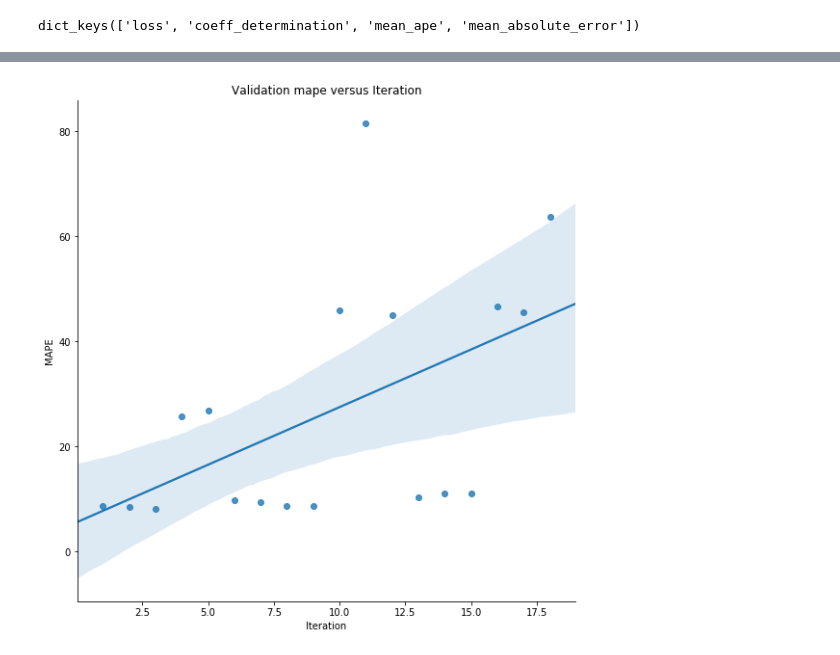
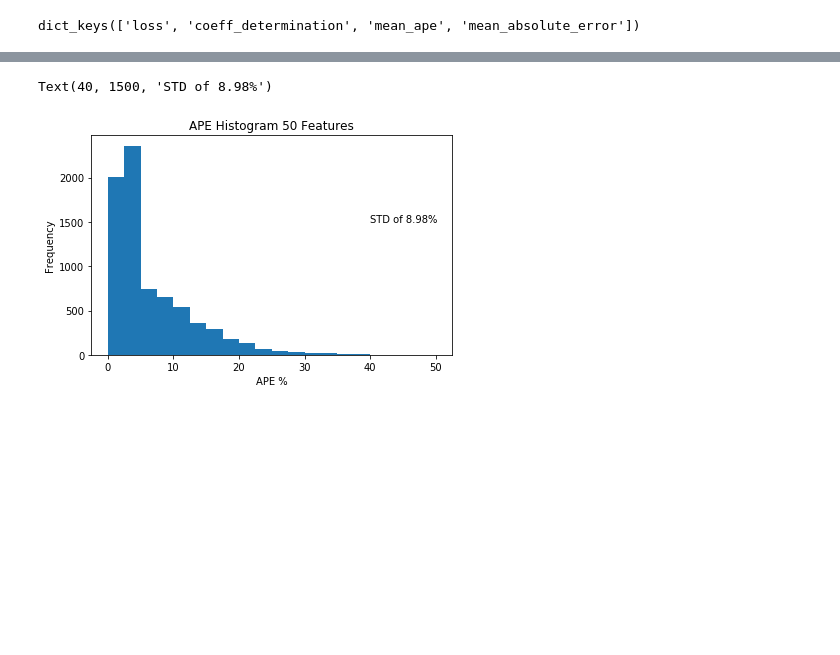
Before and after one commit to xinxinmo/DataXMerckChallenge, a Jupyter notebook: scripts/DATA_X_Baseline_ANN_50_features.ipynb, the cells around one changed output, grey strips where cells are left out. Cells and saved outputs as stored; diff of their text form; code cells hidden in the pictures; blank space fills up the shorter version.

```diff
--- a/scripts/DATA_X_Baseline_ANN_50_features.ipynb
+++ b/scripts/DATA_X_Baseline_ANN_50_features.ipynb
@@ -244,12 +151,10 @@ hyp
-# %%
-# MAPE Score
-#hyp.sort_values('mean_test_score', inplace = True)
-
-# Plot of scores over the course of searching
-#sns.lmplot(hyp.index.values, hyp['MAPE'], data = hyp, hue = 'data', size = 8);
-sns.lmplot('index', 'MAPE',data=hyp, size = 8);
-#plt.scatter(hyp.index, hyp['MAPE'],  marker = '*', s = 400, c = 'blue')
-
-plt.xlabel('Iteration'); plt.ylabel('MAPE'); plt.title("Validation mape versus Iteration");
-# %% [output]
-[figure, removed]
+# %%
+fig, ax= plt.subplots(1, 1,tight_layout=True)
+ax.hist(comparison,np.linspace(0,50,21))
+ax.set_xlabel('APE %')
+ax.set_ylabel('Frequency')
+ax.set_title('APE Histogram 50 Features')
+ax.text(40, 1500, 'STD of 8.98%')
+# %% [output]
+Text(40, 1500, 'STD of 8.98%')
+[figure, added]
```
Also changed, not shown: parts of 20 cells of this notebook.
